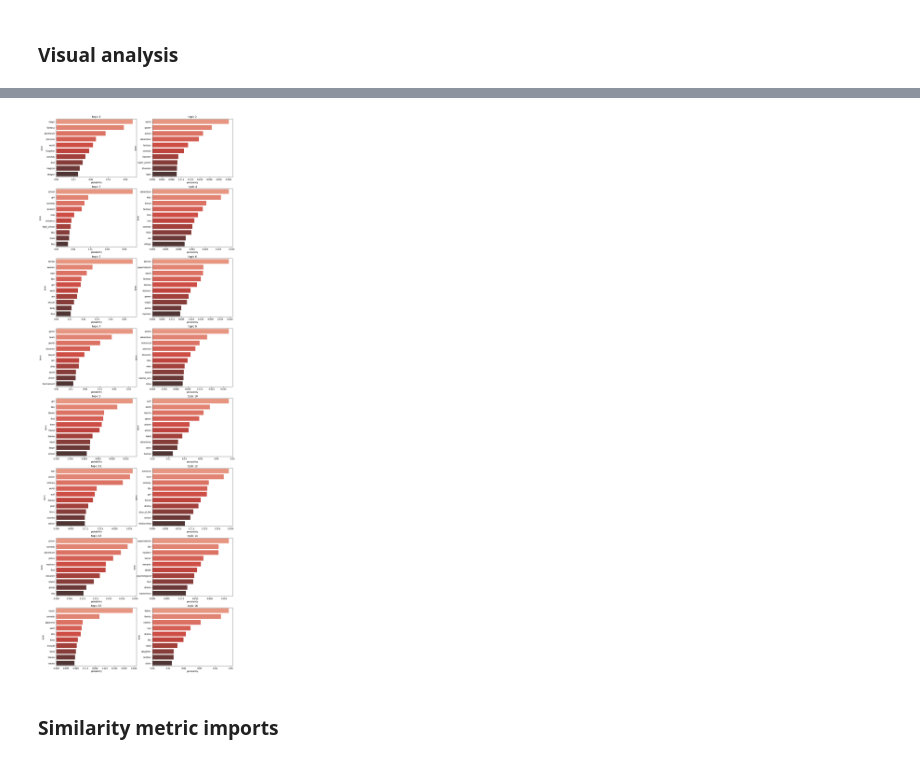
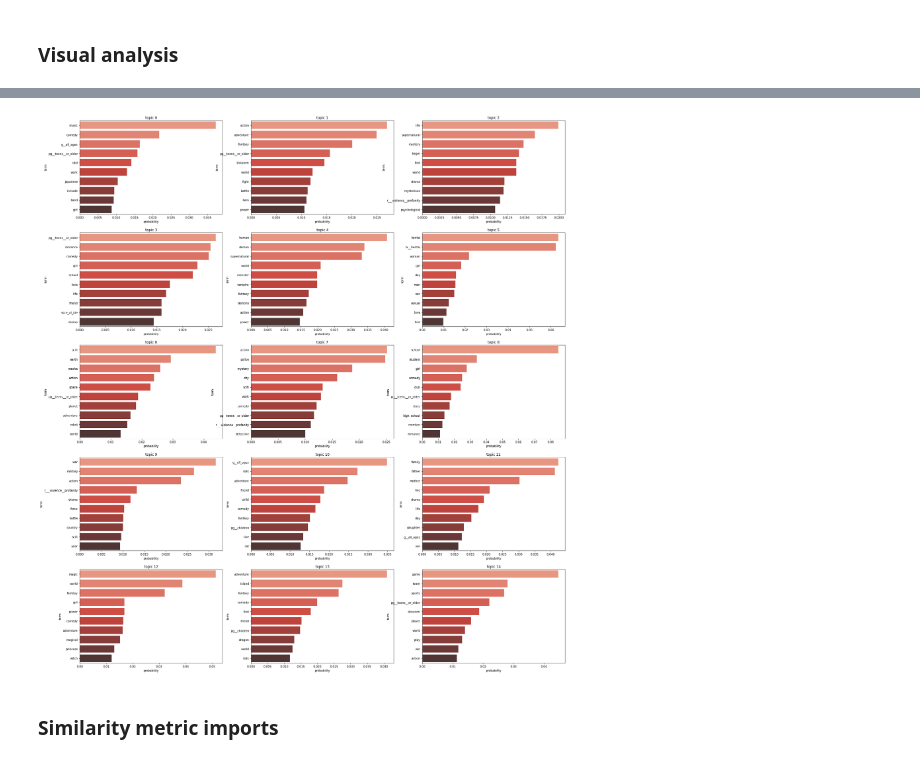
Before and after one commit to AniBrainAI/AniBrain-Anime_LDA_Topic_Similarity_Model, a Jupyter notebook: Jupyter_Notebook/Anime_LDA_Topic_Similarity_Model.ipynb, the cells around one changed output, grey strips where cells are left out. Saved outputs shown, nothing was run; the diff lists cells and outputs as text; code cells hidden in the pictures.

Commit message:
Finalized v1 anime topic similarity model

```diff
--- a/Jupyter_Notebook/Anime_LDA_Topic_Similarity_Model.ipynb
+++ b/Jupyter_Notebook/Anime_LDA_Topic_Similarity_Model.ipynb
@@ -445,7 +476,7 @@ def create_LDA_tools(documents):
     ]
 
     dictionary = corpora.Dictionary(texts)
-    dictionary.filter_extremes(no_below=35, no_above=0.5)
+    dictionary.filter_extremes(no_below=30, no_above=0.5)
     corpus = [dictionary.doc2bow(text) for text in texts]
 
     return texts, dictionary, corpus
@@ -457,7 +488,7 @@ def get_coherence_scores(dictionary, corpus, texts, start, stop, step):
 
     """
 
-    mallet_path = os.getenv('MALLET_PATH')
+    mallet_path = os.getenv('MALLET_PATH_')
     coherence_values = []
     model_list = []
 
@@ -469,7 +500,7 @@ def get_coherence_scores(dictionary, corpus, texts, start, stop, step):
 
     return model_list, coherence_values
 # %%
-model_list, coherence_values = get_coherence_scores(dictionary=dictionary, corpus=corpus, texts=texts, start=5, stop=36, step=1)
+model_list, coherence_values = get_coherence_scores(dictionary=dictionary, corpus=corpus, texts=texts, start=14, stop=24, step=1)
 # %% [markdown]
 ### Visual analysis imports
 # %%
@@ -479,7 +510,7 @@ import pprint
 # %% [markdown]
 ### Visual analysis
 # %%
-start=5; stop=36; step=1;
+start=14; stop=24; step=1;
 x = range(start, stop, step)
 plt.plot(x, coherence_values)
 plt.xlabel("Num Topics")
@@ -640,19 +673,19 @@ topic
 # %%
-fiz=plt.figure(figsize=(15,60))
+fiz=plt.figure(figsize=(30,70))
 
 for i in range(optimal_model_index + start):
     df_plt=pd.DataFrame(optimal_model.show_topic(i), columns=['term','prob']).set_index('term')
 #     df=df.sort_values('prob')
 
-    plt.subplot(10,2,i+1)
-    plt.title('topic '+str(i+1))
+    plt.subplot(10,3,i+1)
+    plt.title('topic '+str(i))
     sns.barplot(x='prob', y=df_plt.index, data=df_plt, palette='Reds_d')
     plt.xlabel('probability')
 
 
 plt.show()
 # %% [output]
-[figure, old version]
+[figure, new version]
 # %% [markdown]
 ### Similarity metric imports
 # %%
```
Also changed, not shown: parts of 28 cells of this notebook, 11 other files.
